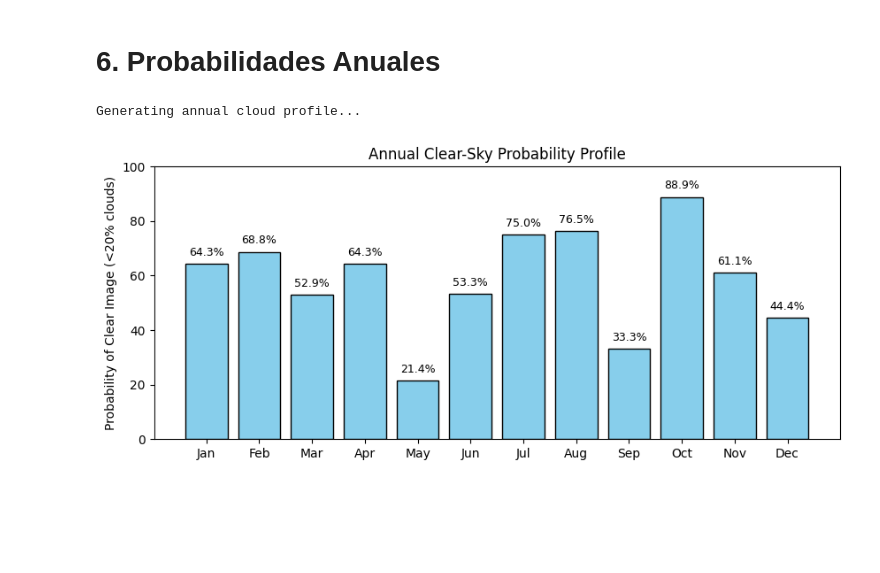
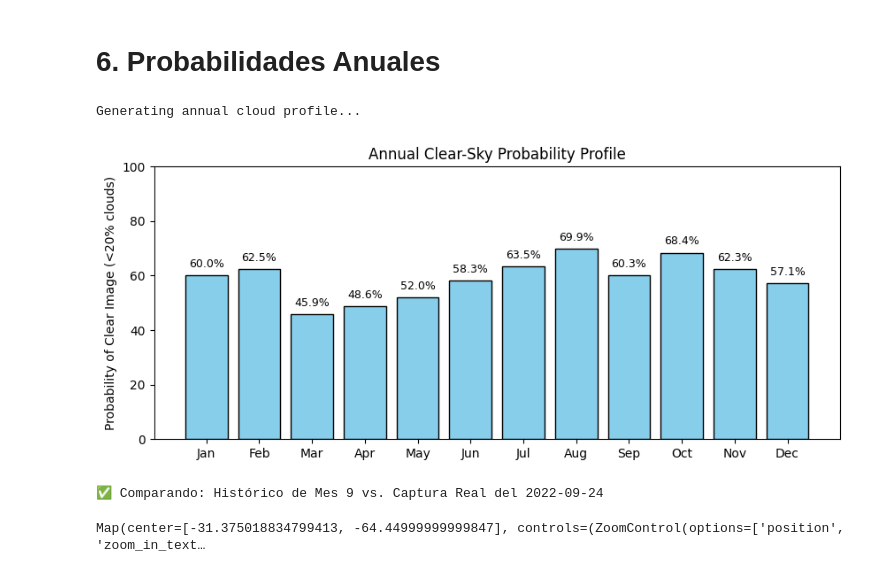
Before and after one commit to FranciscoFerrutti/cloud-coverage-analysis, a Jupyter notebook: demo.ipynb, the cells around one changed output. Saved outputs shown, nothing was run; the diff lists cells and outputs as text; code cells hidden in the pictures; blank space fills up the shorter version.

```diff
--- a/demo.ipynb
+++ b/demo.ipynb
@@ -144,26 +144,78 @@ VBox(children=(DatePicker(value=datetime.datetime(2024, 1, 15, 0, 0), descriptio
 # %%
 import matplotlib.pyplot as plt
 
 months = ['Jan', 'Feb', 'Mar', 'Apr', 'May', 'Jun', 'Jul', 'Aug', 'Sep', 'Oct', 'Nov', 'Dec']
 usable_probs = []
 
 print("Generating annual cloud profile...")
 for month in range(1, 13):
-    test_date = datetime(2023, month, 3)
-    prob = api.get_usable_image_probability(test_date, window_days=3, max_clouds=20.0)
+    test_date = datetime(2023, month, 15)
+    prob = api.get_usable_image_probability(test_date, window_days=15, max_clouds=20.0)
     usable_probs.append(prob)
 
 fig, ax = plt.subplots(figsize=(10, 4))
 bars = ax.bar(months, usable_probs, color='skyblue', edgecolor='black')
 ax.set_ylabel("Probability of Clear Image (<20% clouds)")
 ax.set_title("Annual Clear-Sky Probability Profile")
 ax.set_ylim(0, 100)
 
 for bar in bars:
     yval = bar.get_height()
     ax.text(bar.get_x() + bar.get_width()/2, yval + 2, f"{yval:.1f}%", ha='center', va='bottom', fontsize=9)
 
 plt.show()
 # %% [output]
 Generating annual cloud profile...
-[figure, old version]
+[figure, new version]
+# %%
+import ee
+import geemap
+from datetime import datetime, timedelta
+
+def swipe_prediccion_vs_realidad(api_instance, target_date_str):
+    """
+    Crea un mapa interactivo (Split-Panel) en el notebook para comparar
+    visualmente el mapa de probabilidad histórico con la imagen satelital real.
+    """
+    target_date = datetime.strptime(target_date_str, "%Y-%m-%d")
+    target_month = target_date.month
+
+    col_month = api_instance.collection.filter(ee.Filter.calendarRange(target_month, target_month, 'month'))
+    heatmap_prob = col_month.select(api_instance.CLOUD_BAND).mean().clip(api_instance.region)
+
+    start = target_date.strftime("%Y-%m-%d")
+    end = (target_date + timedelta(days=10)).strftime("%Y-%m-%d")
+
+    s2_real = ee.ImageCollection("COPERNICUS/S2_SR_HARMONIZED") \
+                .filterBounds(api_instance.region) \
+                .filterDate(start, end) \
+                .sort('system:time_start')
+
+    Map = geemap.Map(height="600px")
+    Map.centerObject(api_instance.region, 12)
+
+    if s2_real.size().getInfo() == 0:
+        print(f"No hay capturas de Sentinel-2 disponibles entre {start} y {end}.")
+        return Map
+
+    imagen_real = s2_real.first().clip(api_instance.region)
+    fecha_real = ee.Date(imagen_real.get('system:time_start')).format('YYYY-MM-dd').getInfo()
+    print(f"Comparando: Histórico de Mes {target_month} vs. Captura Real del {fecha_real}")
+
+    vis_heatmap = {'min': 10, 'max': 80, 'palette': ['#2c7bb6', '#abd9e9', '#ffffbf', '#fdae61', '#d7191c']}
+    vis_rgb = {'bands': ['B4', 'B3', 'B2'], 'min': 0, 'max': 2500} # Color verdadero
+
+    left_layer = geemap.ee_tile_layer(heatmap_prob, vis_heatmap, 'Probabilidad Histórica')
+    right_layer = geemap.ee_tile_layer(imagen_real, vis_rgb, 'Realidad RGB')
+
+    Map.split_map(left_layer, right_layer)
+
+    Map.add_colorbar(vis_heatmap, label="Probabilidad Histórica de Nubes (%)", layer_name="Heatmap", position="bottomright")
+
+    return Map
+
+mapa_interactivo = swipe_prediccion_vs_realidad(api, "2022-09-23")
+mapa_interactivo
+# %% [output]
+✅ Comparando: Histórico de Mes 9 vs. Captura Real del 2022-09-24
+Map(center=[-31.375018834799413, -64.44999999999847], controls=(ZoomControl(options=['position', 'zoom_in_text…
```
Also changed, not shown: parts of 1 cell of this notebook.
